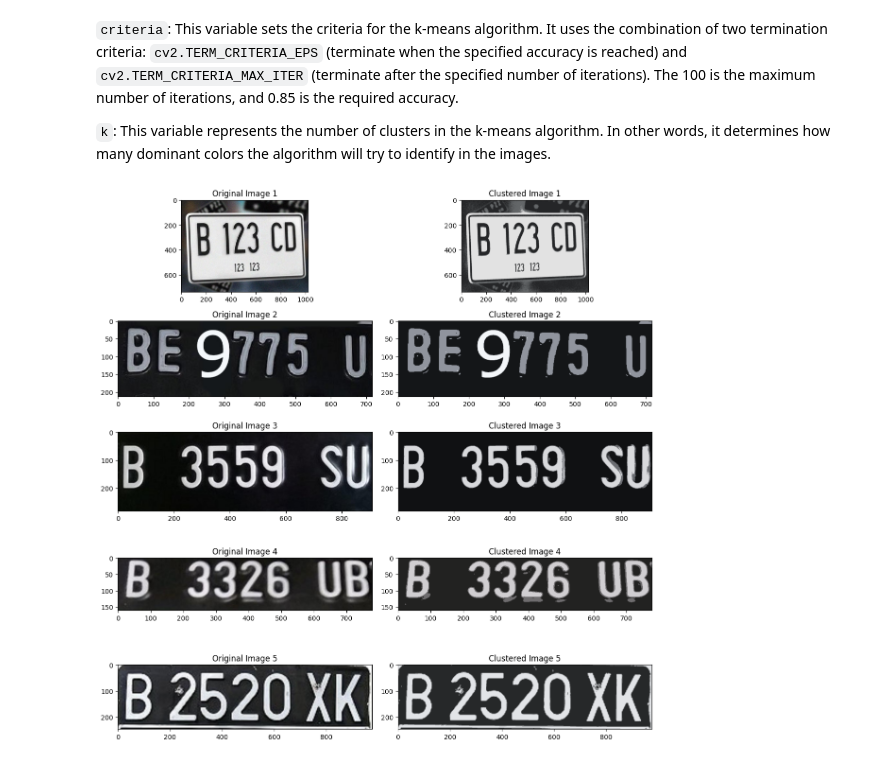
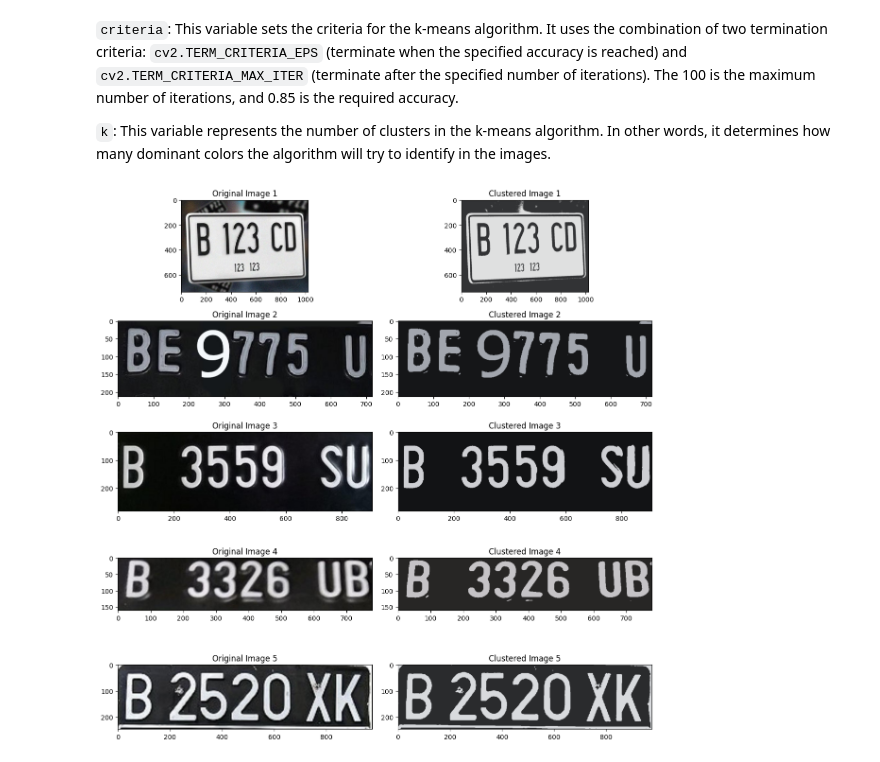
Before and after one commit to 4RSIM3R/sastra_mesin, a Jupyter notebook: uts.ipynb, the cells around one changed output. Cells and saved outputs as stored; diff of their text form; code cells hidden in the pictures.

```diff
--- a/uts.ipynb
+++ b/uts.ipynb
@@ -148,38 +148,38 @@ array([[31., 30., 32.],
 # %%
 # K-means clustering parameters
 criteria = (cv2.TERM_CRITERIA_EPS + cv2.TERM_CRITERIA_MAX_ITER, 100, 0.9)
-k = 3 # how much cluster, how much dominant color
+k = 2 # how much cluster, how much dominant color
 
 # Create a list to store clustered images
 clustered_images = []
 
 # Create a figure to display all images
 plt.figure(figsize=(12, 12))
 
 # Ensure that 'i' is within the valid range
 for i, pixel_vals in enumerate(processed_pixel_vals_list):
     if i < len(images):
         # Perform k-means clustering
         retval, labels, centers = cv2.kmeans(pixel_vals, k, None, criteria, 10, cv2.KMEANS_RANDOM_CENTERS)
 
         # Convert data into 8-bit values
         centers = np.uint8(centers)
         segmented_data = centers[labels.flatten()]
 
         # Reshape data into the original image dimensions
         segmented_image = segmented_data.reshape((images[i].shape))
         clustered_images.append(segmented_image)
 
         # Display the original and clustered images in subplots
         plt.subplot(5, 2, 2 * i + 1)  # 5 rows, 2 columns
         plt.imshow(cv2.cvtColor(images[i], cv2.COLOR_BGR2RGB))
         plt.title(f'Original Image {i + 1}')
 
         plt.subplot(5, 2, 2 * i + 2)  # 5 rows, 2 columns
         plt.imshow(cv2.cvtColor(segmented_image, cv2.COLOR_BGR2RGB))
         plt.title(f'Clustered Image {i + 1}')
 
 plt.tight_layout()
 plt.show()
 # %% [output]
-[figure, old version]
+[figure, new version]
```
Also changed, not shown: parts of 1 cell of this notebook.
